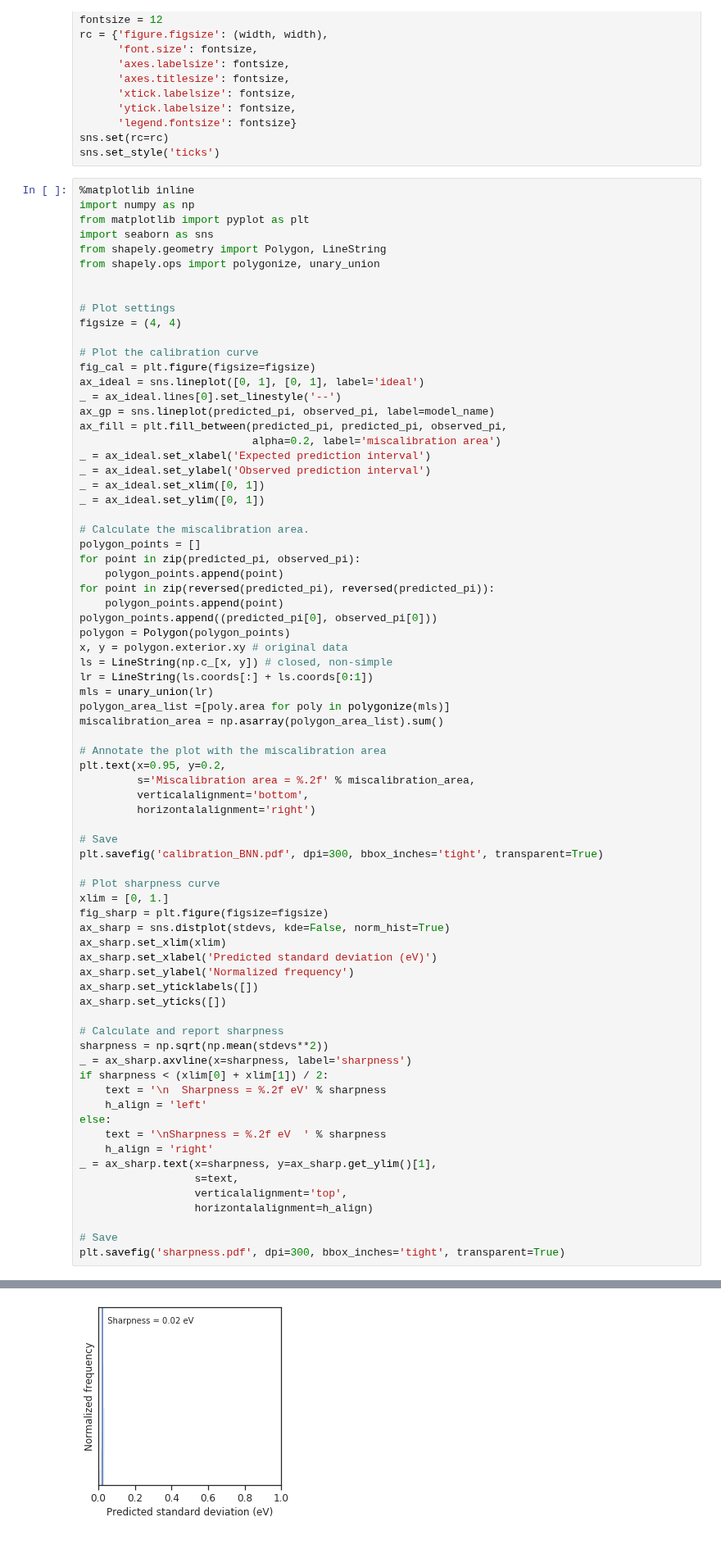
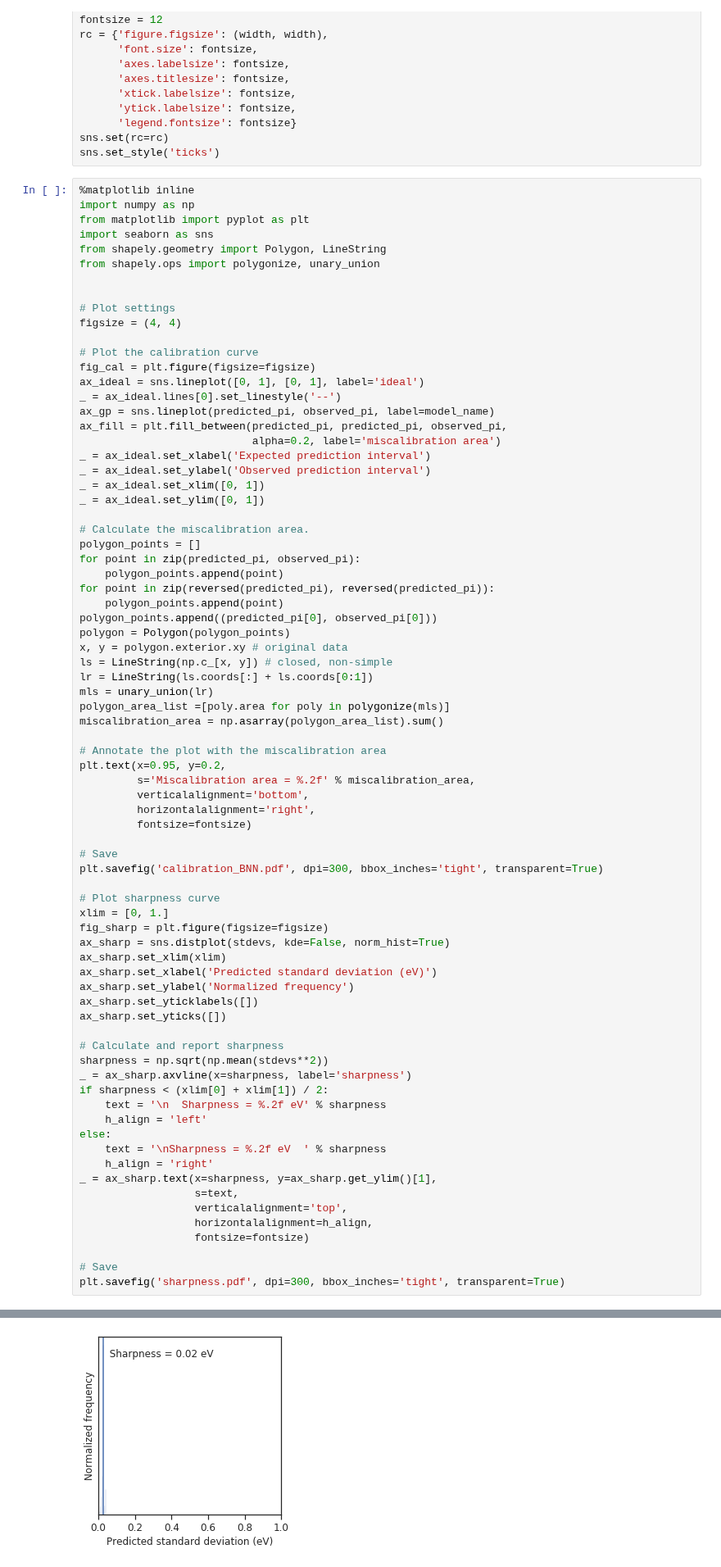
Before and after one commit to ulissigroup/uncertainty_benchmarking, a Jupyter notebook: BNN/penultimate_BNN_update.ipynb, the cells around one changed output, grey strips where cells are left out. Shown at 82% size. Cells and saved outputs as stored; diff of their text form.

Commit message:
Fix font sizing on some BNN plots

```diff
--- a/BNN/penultimate_BNN_update.ipynb
+++ b/BNN/penultimate_BNN_update.ipynb
@@ -739,7 +739,8 @@ miscalibration_area = np.asarray(polygon_area_list).sum()
 plt.text(x=0.95, y=0.2,
          s='Miscalibration area = %.2f' % miscalibration_area,
          verticalalignment='bottom',
-         horizontalalignment='right')
+         horizontalalignment='right',
+         fontsize=fontsize)
 
 # Save
 plt.savefig('calibration_BNN.pdf', dpi=300, bbox_inches='tight', transparent=True)
@@ -766,7 +767,8 @@ else:
 _ = ax_sharp.text(x=sharpness, y=ax_sharp.get_ylim()[1],
                   s=text,
                   verticalalignment='top',
-                  horizontalalignment=h_align)
+                  horizontalalignment=h_align,
+                  fontsize=fontsize)
 
 # Save
 plt.savefig('sharpness.pdf', dpi=300, bbox_inches='tight', transparent=True)
@@ -775 +777 @@ plt.savefig('sharpness.pdf', dpi=300, bbox_inches='tight', transparent=True)
-[figure, old version]
+[figure, new version]
```
Also changed, not shown: parts of 2 cells of this notebook, 2 other files.
